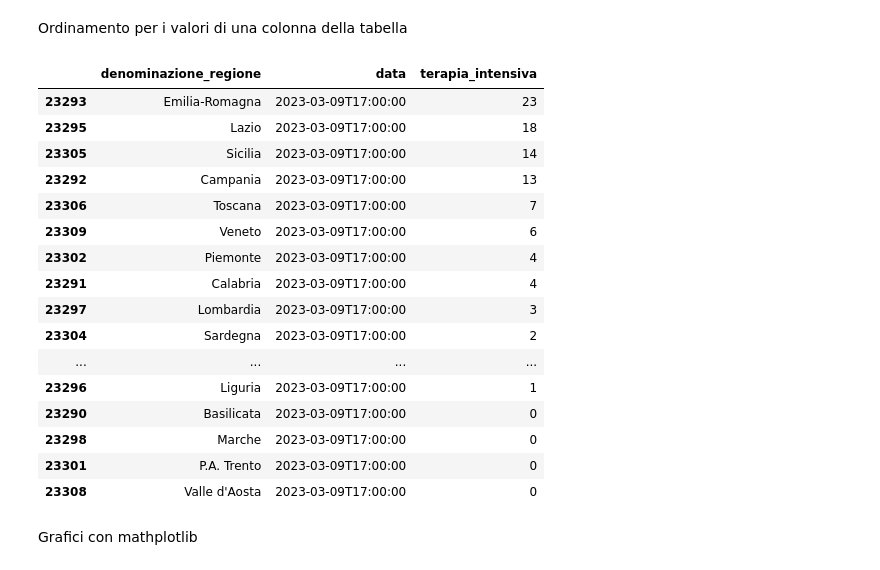
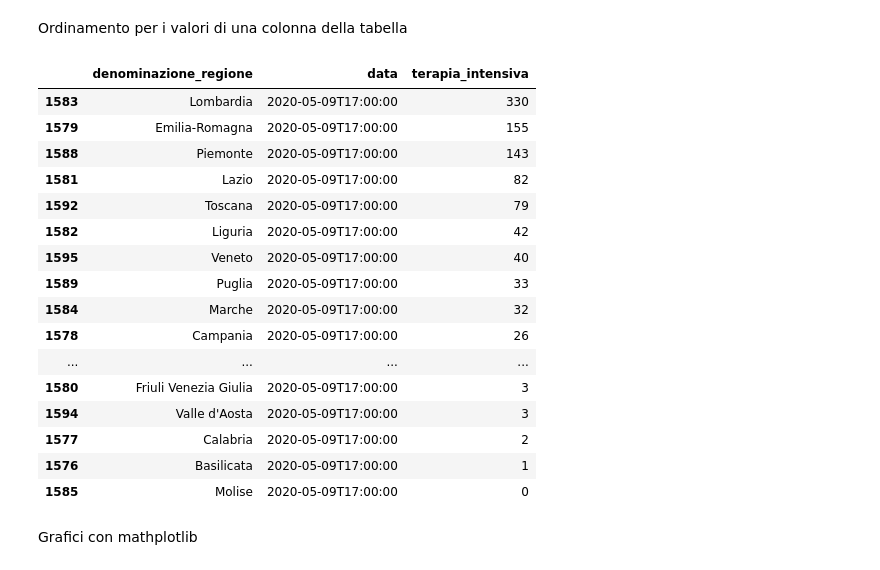
Before and after one commit to lucalista/analisi-dati-2025, a Jupyter notebook: 03.01.00__Pandas_introduzione.ipynb, the cells around one changed output. Saved outputs shown, nothing was run; the diff lists cells and outputs as text; code cells hidden in the pictures.

```diff
--- a/03.01.00__Pandas_introduzione.ipynb
+++ b/03.01.00__Pandas_introduzione.ipynb
@@ -281,25 +282,25 @@ df.loc[df['denominazione_regione']=='Campania'].describe()
 # %% [markdown]
 Ordinamento per i valori di una colonna della tabella
 # %%
-df1.loc[df1['data']=='2023-03-09T17:00:00'].sort_values('terapia_intensiva', ascending=False)
+df1.loc[df1.data=='2020-05-09T17:00:00'].sort_values('terapia_intensiva', ascending=False)
 # %% [output]
 |  | denominazione_regione | data | terapia_intensiva |
-| 23293 | Emilia-Romagna | 2023-03-09T17:00:00 | 23 |
-| 23295 | Lazio | 2023-03-09T17:00:00 | 18 |
-| 23305 | Sicilia | 2023-03-09T17:00:00 | 14 |
-| 23292 | Campania | 2023-03-09T17:00:00 | 13 |
-| 23306 | Toscana | 2023-03-09T17:00:00 | 7 |
-| 23309 | Veneto | 2023-03-09T17:00:00 | 6 |
-| 23302 | Piemonte | 2023-03-09T17:00:00 | 4 |
-| 23291 | Calabria | 2023-03-09T17:00:00 | 4 |
-| 23297 | Lombardia | 2023-03-09T17:00:00 | 3 |
-| 23304 | Sardegna | 2023-03-09T17:00:00 | 2 |
+| 1583 | Lombardia | 2020-05-09T17:00:00 | 330 |
+| 1579 | Emilia-Romagna | 2020-05-09T17:00:00 | 155 |
+| 1588 | Piemonte | 2020-05-09T17:00:00 | 143 |
+| 1581 | Lazio | 2020-05-09T17:00:00 | 82 |
+| 1592 | Toscana | 2020-05-09T17:00:00 | 79 |
+| 1582 | Liguria | 2020-05-09T17:00:00 | 42 |
+| 1595 | Veneto | 2020-05-09T17:00:00 | 40 |
+| 1589 | Puglia | 2020-05-09T17:00:00 | 33 |
+| 1584 | Marche | 2020-05-09T17:00:00 | 32 |
+| 1578 | Campania | 2020-05-09T17:00:00 | 26 |
 | ... | ... | ... | ... |
-| 23296 | Liguria | 2023-03-09T17:00:00 | 1 |
-| 23290 | Basilicata | 2023-03-09T17:00:00 | 0 |
-| 23298 | Marche | 2023-03-09T17:00:00 | 0 |
-| 23301 | P.A. Trento | 2023-03-09T17:00:00 | 0 |
-| 23308 | Valle d'Aosta | 2023-03-09T17:00:00 | 0 |
+| 1580 | Friuli Venezia Giulia | 2020-05-09T17:00:00 | 3 |
+| 1594 | Valle d'Aosta | 2020-05-09T17:00:00 | 3 |
+| 1577 | Calabria | 2020-05-09T17:00:00 | 2 |
+| 1576 | Basilicata | 2020-05-09T17:00:00 | 1 |
+| 1585 | Molise | 2020-05-09T17:00:00 | 0 |
 # %% [markdown]
 Grafici con mathplotlib
 # %%
```
Also changed, not shown: parts of 16 cells of this notebook, 1 other file.
